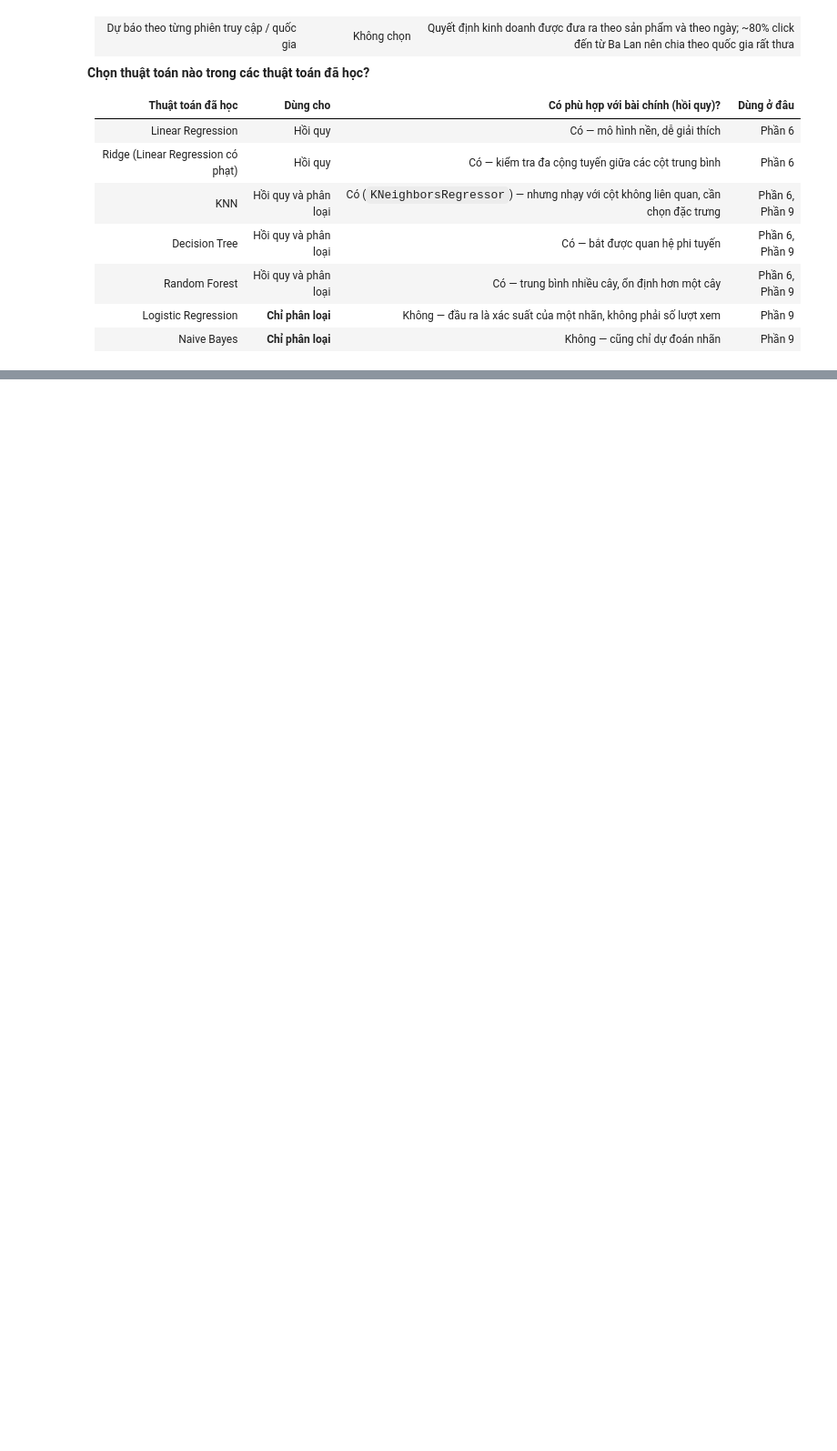
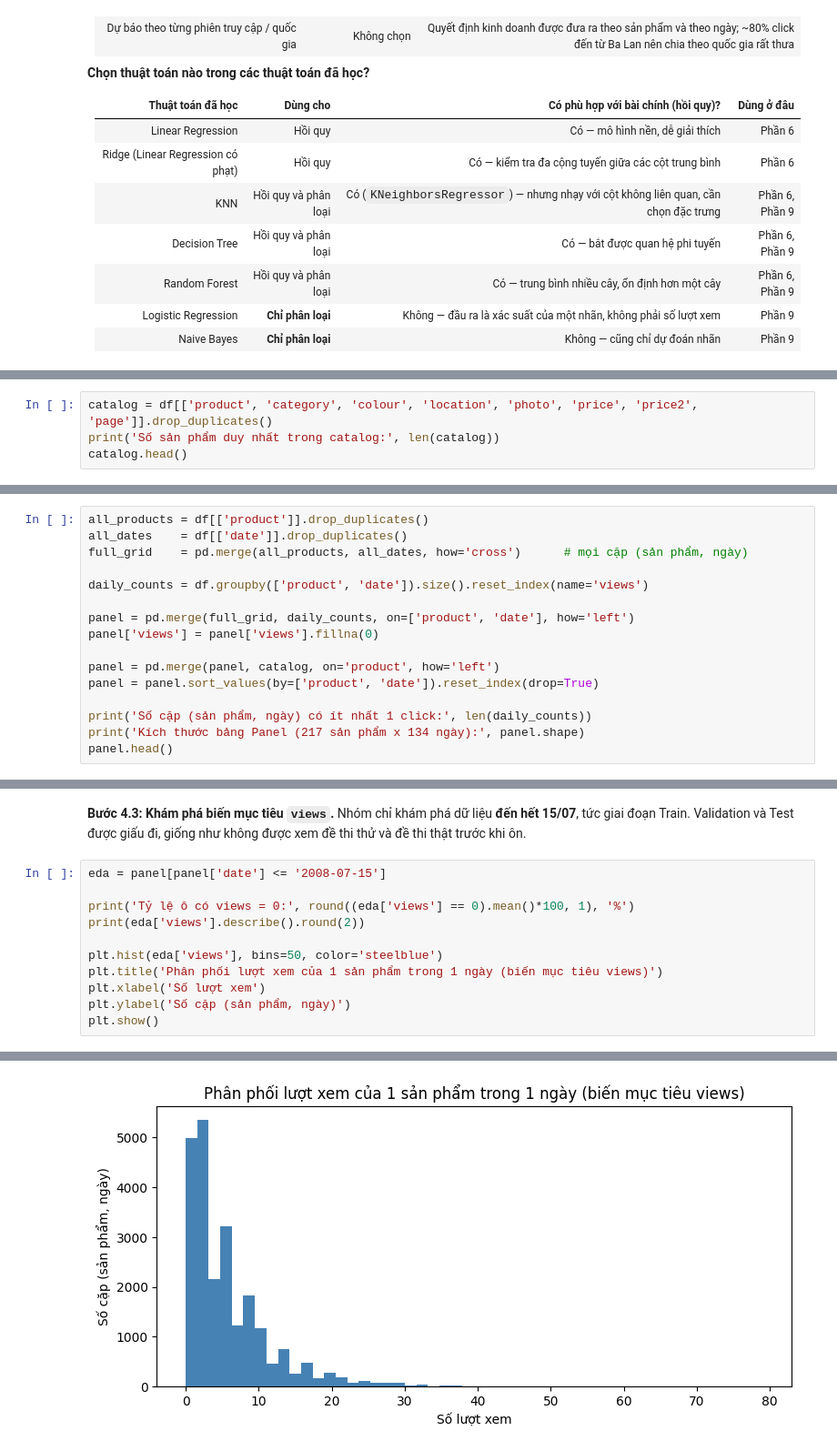
Before and after one commit to tvsng23/DS66B_group_3, a Jupyter notebook: notebooks/DS66B_group_3.ipynb, the cells around one changed output, grey strips where cells are left out. Shown at 91% size. Cells and saved outputs as stored; diff of their text form; blank space fills up the shorter version.

Commit message:
Add product-day panel and feature engineering

```diff
--- a/notebooks/DS66B_group_3.ipynb
+++ b/notebooks/DS66B_group_3.ipynb
@@ -312,0 +317,4 @@ Lần 5 - số sản phẩm kiểm tra: 43 - Accuracy: 57.8 %
+# %%
+catalog = df[['product', 'category', 'colour', 'location', 'photo', 'price', 'price2', 'page']].drop_duplicates()
+print('Số sản phẩm duy nhất trong catalog:', len(catalog))
+catalog.head()
@@ -312,0 +331,16 @@ Lần 5 - số sản phẩm kiểm tra: 43 - Accuracy: 57.8 %
+# %%
+all_products = df[['product']].drop_duplicates()
+all_dates    = df[['date']].drop_duplicates()
+full_grid    = pd.merge(all_products, all_dates, how='cross')      # mọi cặp (sản phẩm, ngày)
+
+daily_counts = df.groupby(['product', 'date']).size().reset_index(name='views')
+
+panel = pd.merge(full_grid, daily_counts, on=['product', 'date'], how='left')
+panel['views'] = panel['views'].fillna(0)
+
+panel = pd.merge(panel, catalog, on='product', how='left')
+panel = panel.sort_values(by=['product', 'date']).reset_index(drop=True)
+
+print('Số cặp (sản phẩm, ngày) có ít nhất 1 click:', len(daily_counts))
+print('Kích thước bảng Panel (217 sản phẩm x 134 ngày):', panel.shape)
+panel.head()
@@ -312,0 +376,14 @@ Lần 5 - số sản phẩm kiểm tra: 43 - Accuracy: 57.8 %
+# %% [markdown]
+**Bước 4.3: Khám phá biến mục tiêu `views`.** Nhóm chỉ khám phá dữ liệu **đến hết 15/07**, tức giai đoạn Train. Validation và Test được giấu đi, giống như không được xem đề thi thử và đề thi thật trước khi ôn.
+# %%
+eda = panel[panel['date'] <= '2008-07-15']
+
+print('Tỷ lệ ô có views = 0:', round((eda['views'] == 0).mean()*100, 1), '%')
+print(eda['views'].describe().round(2))
+
+plt.hist(eda['views'], bins=50, color='steelblue')
+plt.title('Phân phối lượt xem của 1 sản phẩm trong 1 ngày (biến mục tiêu views)')
+plt.xlabel('Số lượt xem')
+plt.ylabel('Số cặp (sản phẩm, ngày)')
+plt.show()
+# %% [output]
@@ -312,0 +400 @@ Lần 5 - số sản phẩm kiểm tra: 43 - Accuracy: 57.8 %
+[figure, added]
```
Also changed, not shown: parts of 20 cells of this notebook.
